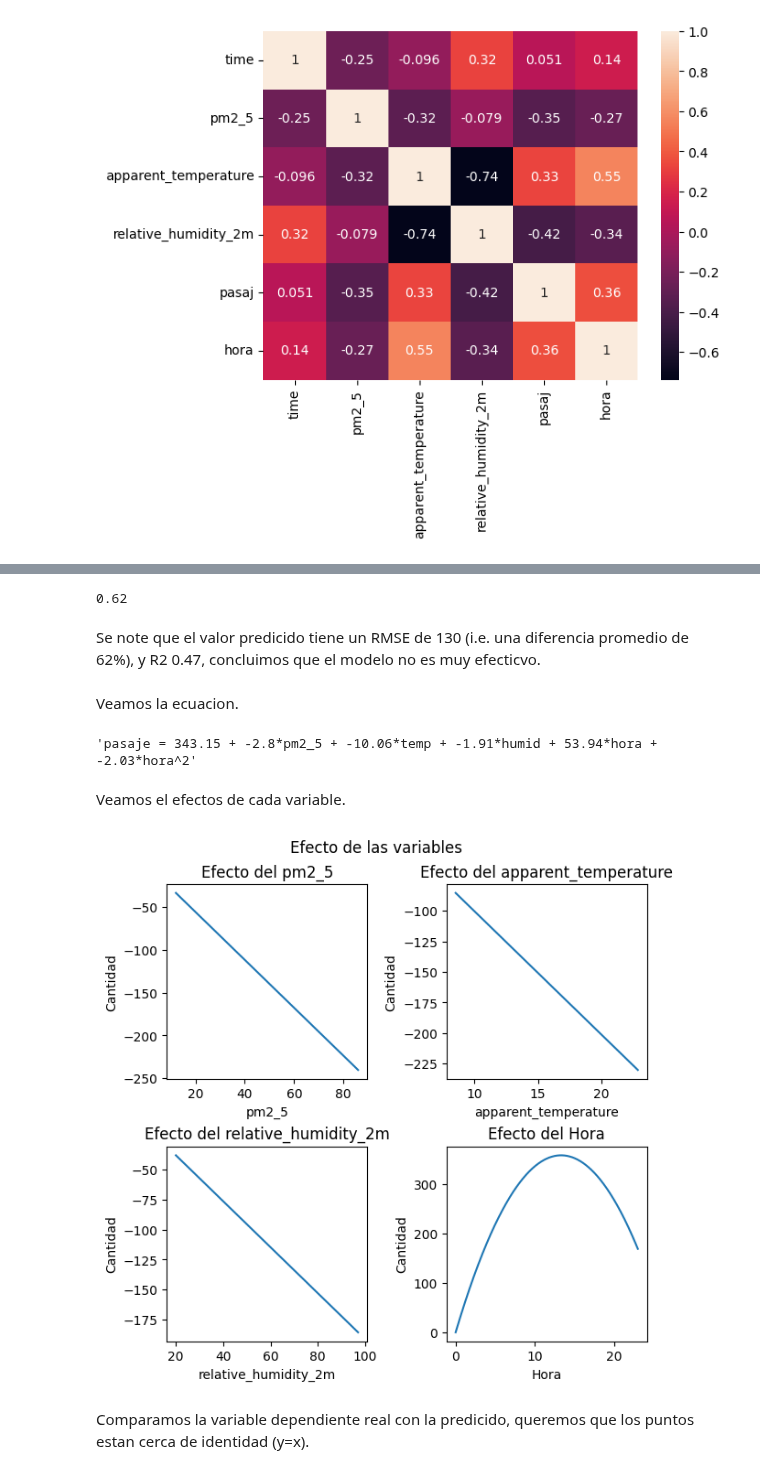
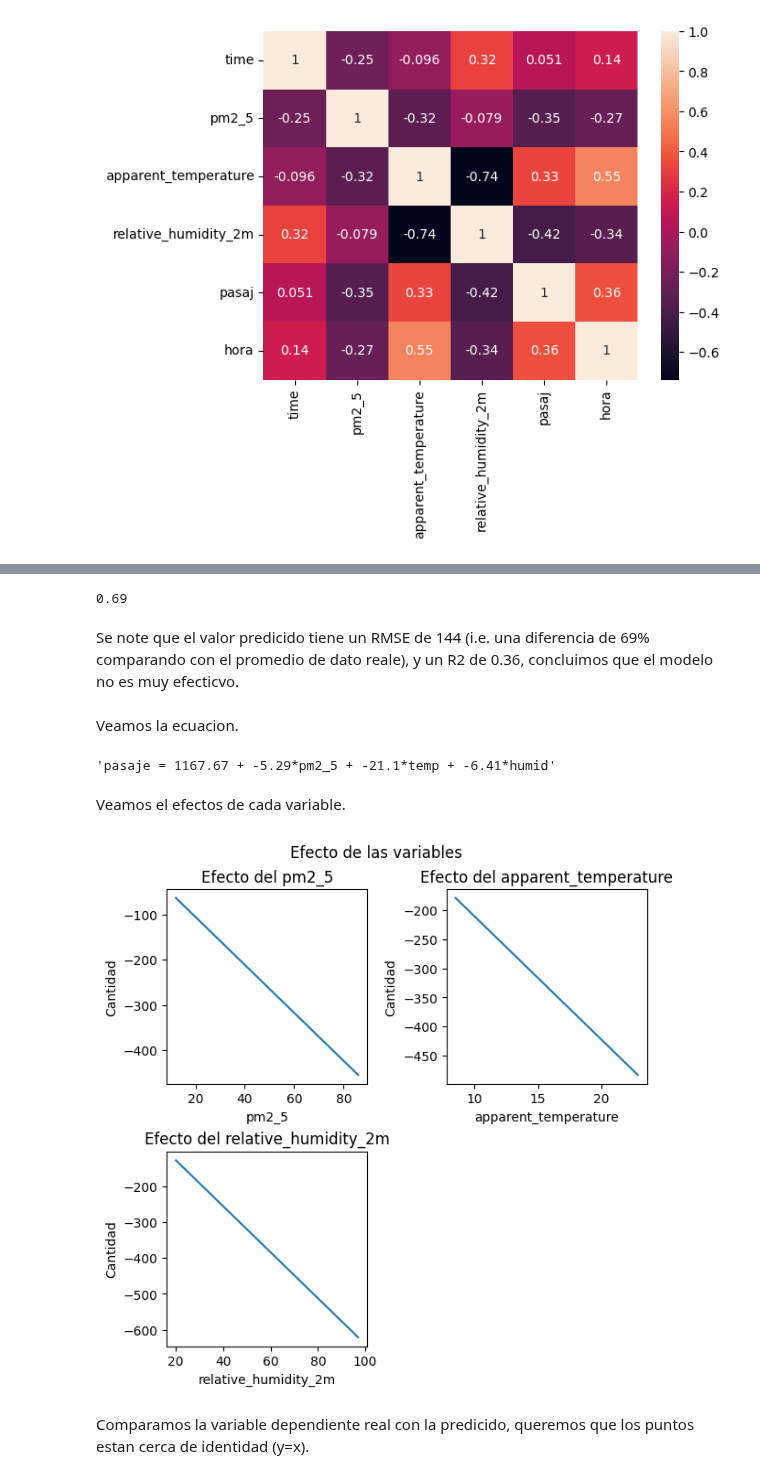
Before and after one commit to Cheng-0201/Proyecto-de-Ciencia-de-Dato, a Jupyter notebook: notebooks/ML_Meteo.ipynb, the cells around one changed output, grey strips where cells are left out. Saved outputs shown, nothing was run; the diff lists cells and outputs as text; code cells hidden in the pictures.

Commit message:
eliminar variable hora

```diff
--- a/notebooks/ML_Meteo.ipynb
+++ b/notebooks/ML_Meteo.ipynb
@@ -150,11 +150,8 @@ def metricas(y_test, y_pred):
     # R2
     r2 = metrics.r2_score(y_test, y_pred)
     print(f"Coeficiente R^2 en datos de Test: {r2:.2f}")
-# %%
-# preparar los variables
-full_df["hora^2"] = full_df["hora"]**2
 # %%
-variables = ["pm2_5", "apparent_temperature", "relative_humidity_2m", "hora", "hora^2"]
+variables = ["pm2_5", "apparent_temperature", "relative_humidity_2m"]
 X = full_df[variables]
 y = full_df["pasaj"]
 # %%
@@ -181,48 +178,38 @@ Coeficiente R^2 en datos de Test: 0.47
 # %%
-print(round(130.19 / pasajs_mean, 2))
+print(round(143.50 / pasajs_mean, 2))
 # %% [output]
-0.62
+0.69
 # %% [markdown]
-Se note que el valor predicido tiene un RMSE de 130 (i.e. una diferencia promedio de 62%), y R2 0.47, concluimos que el modelo no es muy efecticvo.
+Se note que el valor predicido tiene un RMSE de 144 (i.e. una diferencia de 69% comparando con el promedio de dato reale), y un R2 de 0.36, concluimos que el modelo no es muy efecticvo.
 # %% [markdown]
 Veamos la ecuacion.
 # %%
-"pasaje = {} + {}*pm2_5 + {}*temp + {}*humid + {}*hora + {}*hora^2".format(
+"pasaje = {} + {}*pm2_5 + {}*temp + {}*humid".format(
     round(modelo_regresion.intercept_, 2),
     *modelo_regresion.coef_.round(2)
 )
 # %% [output]
-'pasaje = 343.15 + -2.8*pm2_5 + -10.06*temp + -1.91*humid + 53.94*hora + -2.03*hora^2'
+'pasaje = 1167.67 + -5.29*pm2_5 + -21.1*temp + -6.41*humid'
 # %% [markdown]
 Veamos el efectos de cada variable.
 # %%
 fig = plt.figure(figsize=(6,6), constrained_layout=True)
 fig.suptitle("Efecto de las variables")
 
 for i in range(3):
     v = variables[i]
     coef = modelo_regresion.coef_[i]
     ax = fig.add_subplot(220 + i+1)
     ax.set_title(f"Efecto del {v}")
 
     x = np.arange(X[v].min(), X[v].max(), 0.01)
     y = coef*x
     ax.plot(x, y, label=v)
 
     ax.set_ylabel('Cantidad',fontsize=10)
     ax.set_xlabel(v, fontsize=10)
-
-ax = fig.add_subplot(224)
-
-x = np.arange(X["hora"].min(), X["hora"].max(), 0.01)
-y = modelo_regresion.coef_[3]*x + modelo_regresion.coef_[4]*x**2
-ax.plot(x, y, label=v)
-
-ax.set_title(f"Efecto del Hora")
-ax.set_ylabel('Cantidad',fontsize=10)
-ax.set_xlabel("Hora", fontsize=10);
 # %% [output]
-[figure, old version]
+[figure, new version]
 # %% [markdown]
 Comparamos la variable dependiente real con la predicido, queremos que los puntos estan cerca de identidad (y=x).
 # %%
```
Also changed, not shown: parts of 3 cells of this notebook.
